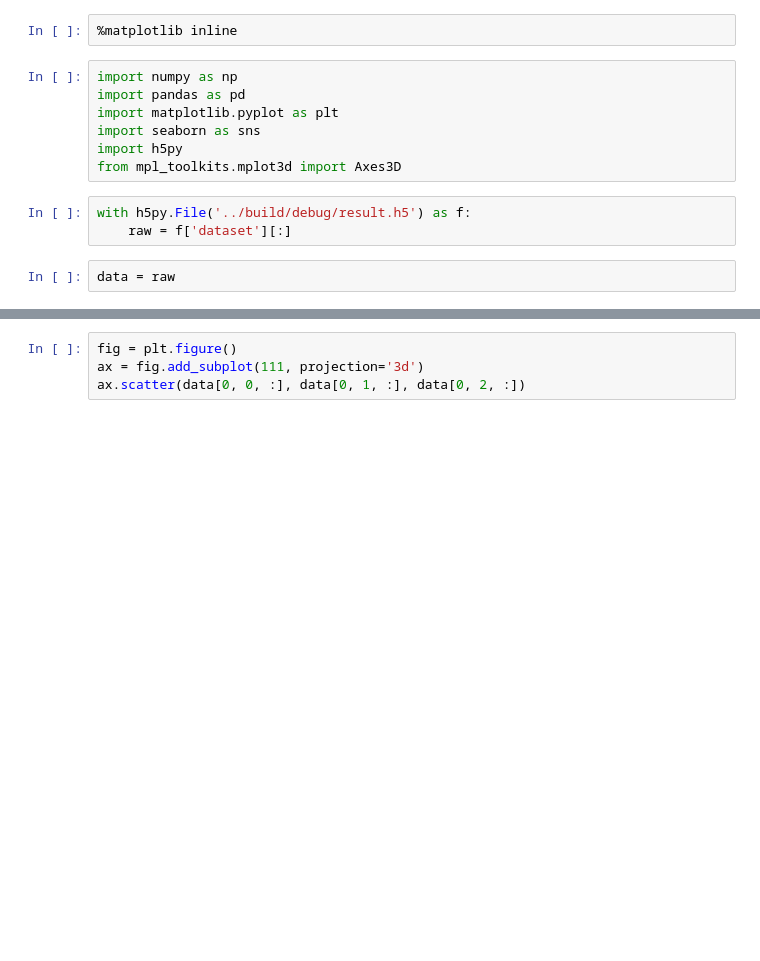
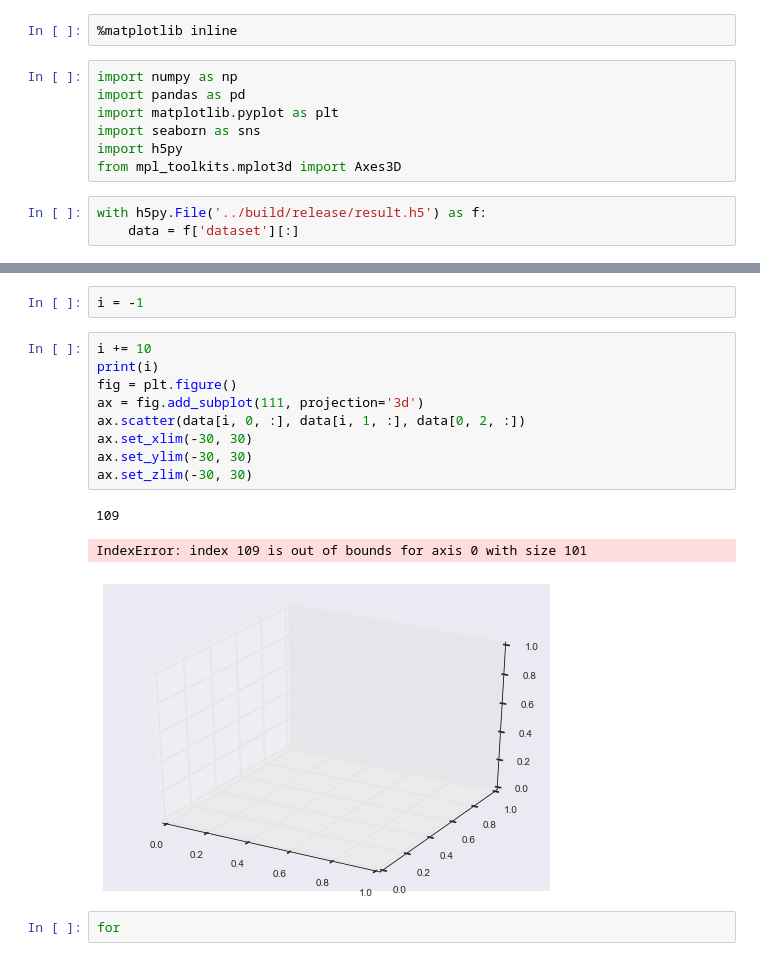
Before and after one commit to jbradt/comp-phys, a Jupyter notebook: project4/writeup/Plots.ipynb, the cells around one changed output, grey strips where cells are left out. Cells and saved outputs as stored; diff of their text form; blank space fills up the shorter version.

```diff
--- a/project4/writeup/Plots.ipynb
+++ b/project4/writeup/Plots.ipynb
@@ -8,7 +8,5 @@ import seaborn as sns
 import h5py
 from mpl_toolkits.mplot3d import Axes3D
 # %%
-with h5py.File('../build/debug/result.h5') as f:
-    raw = f['dataset'][:]
+with h5py.File('../build/release/result.h5') as f:
+    data = f['dataset'][:]
-# %%
-data = raw
@@ -20,4 +18,17 @@ plt.gca().set_aspect(1)
+# %%
+i = -1
 # %%
+i += 10
+print(i)
 fig = plt.figure()
 ax = fig.add_subplot(111, projection='3d')
-ax.scatter(data[0, 0, :], data[0, 1, :], data[0, 2, :])
+ax.scatter(data[i, 0, :], data[i, 1, :], data[0, 2, :])
+ax.set_xlim(-30, 30)
+ax.set_ylim(-30, 30)
+ax.set_zlim(-30, 30)
+# %% [output]
+109
+IndexError: index 109 is out of bounds for axis 0 with size 101
+[figure, added]
+# %%
+for
```
Also changed, not shown: parts of 2 cells of this notebook, 3 other files.
